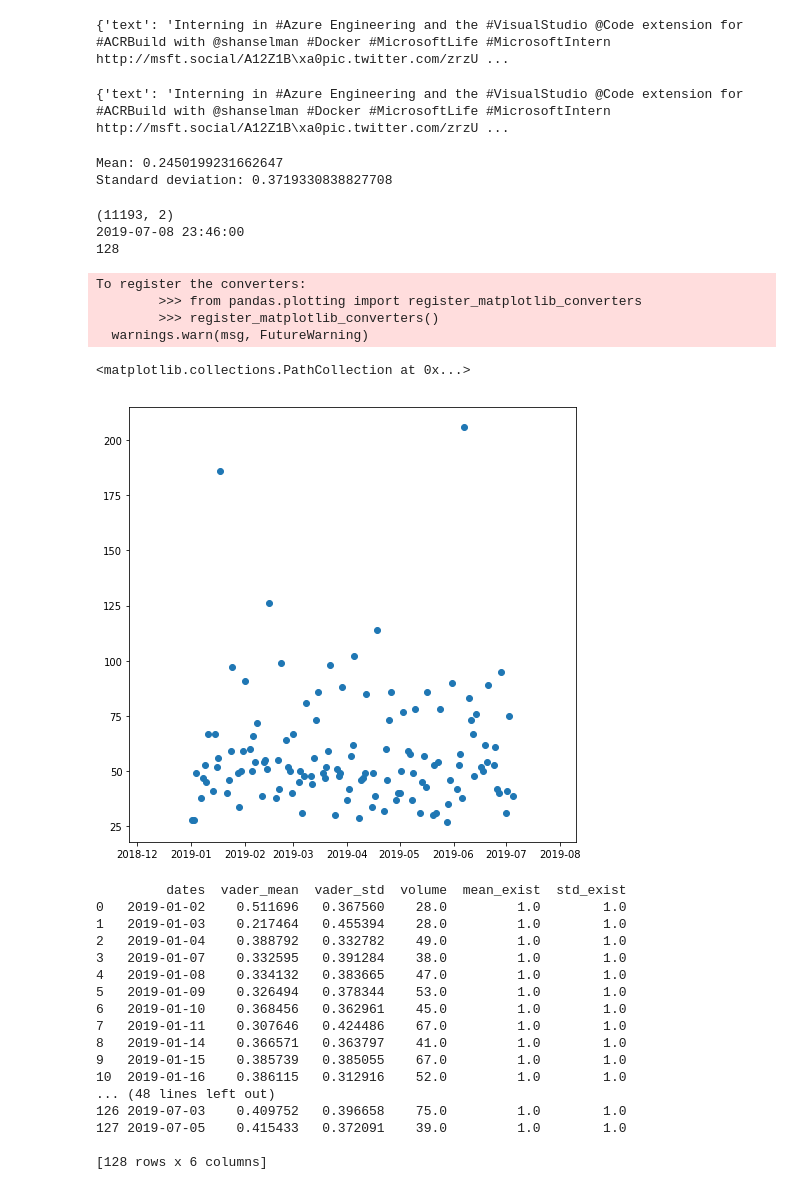
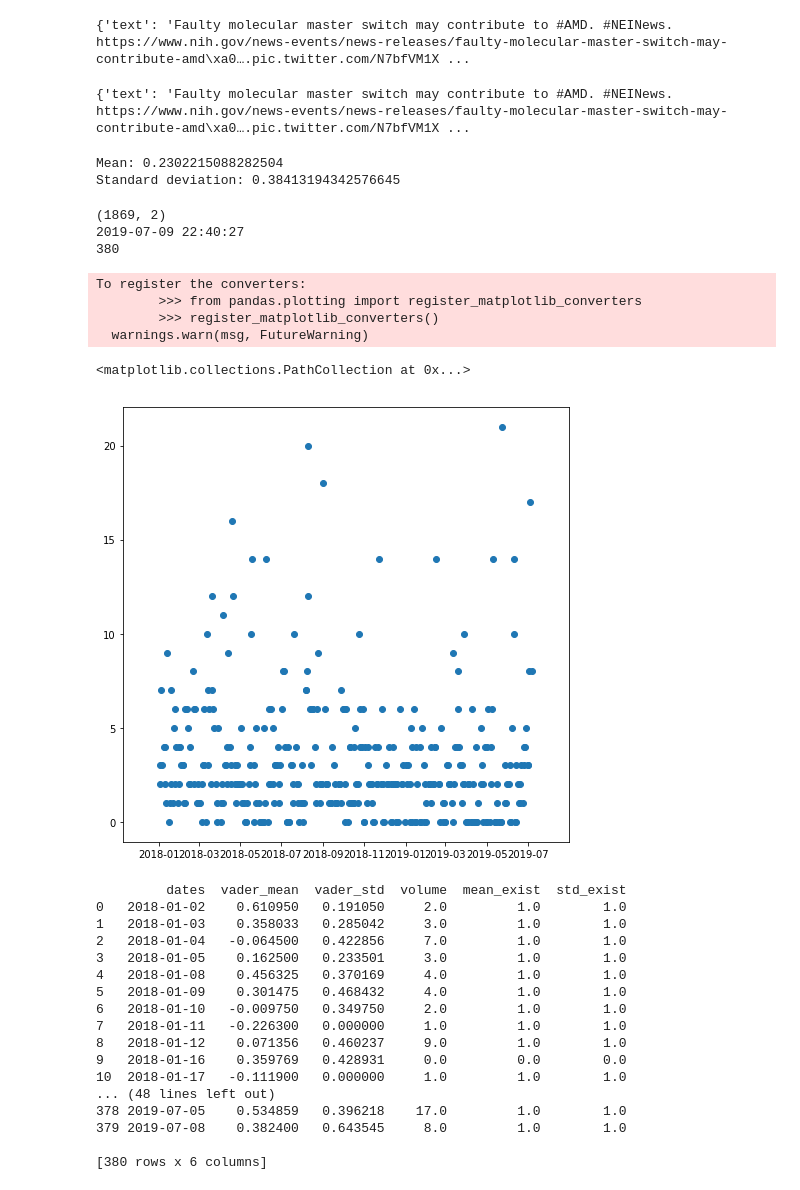
Before and after one commit to patelrohan008/cx4240-stock-prediction, a Jupyter notebook: vader_Assign.ipynb, the cells around one changed output. Cells and saved outputs as stored; diff of their text form; code cells hidden in the pictures.

Commit message:
Testing AMD data as well as MSFT data Added the rest of sci-py algorithms

```diff
--- a/vader_Assign.ipynb
+++ b/vader_Assign.ipynb
@@ -2,7 +2,7 @@
 import json
 # %%
 # twitterscraper "#msft OR #microsoft  OR #windows OR #azure OR #xbox lang:en filter:verified" -bd 2019-01-01 -p 50 -o tweets_msft.json -ow
-with open('tweets_msft2.json', 'r') as f:
+with open('tweets_amd2.json', 'r') as f:
     tweets = json.load(f, encoding = 'utf-8')
 # %%
 print(len(tweets))
@@ -42,7 +42,7 @@ dict_keys(['fullname', 'html', 'id', 'likes', 'replies', 'retweets', 'text', 'ti
 # %%
 print(tweets[0])
 # %% [output]
-{'text': 'Interning in #Azure Engineering and the #VisualStudio @Code extension for #ACRBuild with @shanselman #Docker #MicrosoftLife #MicrosoftIntern http://msft.social/A12Z1B\xa0pic.twitter.com/zrzU ...
+{'text': 'Faulty molecular master switch may contribute to #AMD. #NEINews. https://www.nih.gov/news-events/news-releases/faulty-molecular-master-switch-may-contribute-amd\xa0….pic.twitter.com/N7bfVM1X ...
 # %%
 from vaderSentiment.vaderSentiment import SentimentIntensityAnalyzer
 
@@ -57,7 +57,7 @@ for tweet in tweets:
 # %%
 print(tweets[0])
 # %% [output]
-{'text': 'Interning in #Azure Engineering and the #VisualStudio @Code extension for #ACRBuild with @shanselman #Docker #MicrosoftLife #MicrosoftIntern http://msft.social/A12Z1B\xa0pic.twitter.com/zrzU ...
+{'text': 'Faulty molecular master switch may contribute to #AMD. #NEINews. https://www.nih.gov/news-events/news-releases/faulty-molecular-master-switch-may-contribute-amd\xa0….pic.twitter.com/N7bfVM1X ...
 # %%
 import numpy as np
 import datetime
@@ -73,8 +73,8 @@ for i in range(len(tweets)):
 print('Mean: ' + str(np.mean(vaderScores)))
 print('Standard deviation: ' + str(np.std(vaderScores)))
 # %% [output]
-Mean: 0.2450199231662647
-Standard deviation: 0.3719330838827708
+Mean: 0.2302215088282504
+Standard deviation: 0.38413194342576645
 # %%
 import pandas as pd
 
@@ -90,9 +90,13 @@ minTime = df.values[0, 0]
 maxTime = df.values[len(timeStamps)-1, 0]
 
 daysIncluded = np.busday_count(minTime.strftime('%Y-%m-%d'), maxTime.strftime('%Y-%m-%d'), holidays =
-                     ['2019-01-01', '2019-01-21', '2019-02-18', '2019-04-19', '2019-05-27', '2019-07-04'])
+                     ['2018-01-01', '2018-01-15', '2018-02-19', '2018-03-30', '2018-05-28', '2018-07-04',
+                      '2018-09-03', '2018-11-22', '2018-12-05', '2018-12-25',
+                      '2019-01-01', '2019-01-21', '2019-02-18', '2019-04-19', '2019-05-27', '2019-07-04'])
 calendar = np.busdaycalendar(holidays =
-                     ['2019-01-01', '2019-01-21', '2019-02-18', '2019-04-19', '2019-05-27', '2019-07-04'])
+                     ['2018-01-01', '2018-01-15', '2018-02-19', '2018-03-30', '2018-05-28', '2018-07-04',
+                      '2018-09-03', '2018-11-22', '2018-12-05', '2018-12-25',
+                      '2019-01-01', '2019-01-21', '2019-02-18', '2019-04-19', '2019-05-27', '2019-07-04'])
 print(daysIncluded)
 
 NUM_SAMPLES = len(timeStamps)
@@ -123,57 +127,57 @@ for i in range(daysIncluded):
         tempVader = df.values[idx, 1]
     if tempVader.size == 0:
         std_arr[i] = std_impute
         mean_arr[i] = mean_impute
         vol_arr[i] = 0
         std_exists[i] = 0
         mean_exists[i] = 0
     else:
         tempVader = tempVader[tempVader != 0]
         if tempVader.size == 0:
             std_arr[i] = std_impute
             mean_arr[i] = mean_impute
             vol_arr[i] = 0
             std_exists[i] = 0
             mean_exists[i] = 0
         else:
             std_arr[i] = np.std(tempVader)
             mean_arr[i] = np.mean(tempVader)
             vol_arr[i] = tempVader.size
             std_exists[i] = 1
             mean_exists[i] = 1
 
 plt.pyplot.figure(figsize=(8, 8))
 plt.pyplot.scatter(dates, vol_arr)
 # %% [output]
-(11193, 2)
-2019-07-08 23:46:00
-128
+(1869, 2)
+2019-07-09 22:40:27
+380
 To register the converters:
         >>> from pandas.plotting import register_matplotlib_converters
         >>> register_matplotlib_converters()
   warnings.warn(msg, FutureWarning)
 <matplotlib.collections.PathCollection at 0x...>
-[figure, old version]
+[figure, new version]
 # %%
 output_df = pd.DataFrame({'dates':dates, 'vader_mean':mean_arr, 'vader_std':std_arr,
                          'volume':vol_arr, 'mean_exist':mean_exists, 'std_exist':std_exists})
 print(output_df)
 # %% [output]
          dates  vader_mean  vader_std  volume  mean_exist  std_exist
-0   2019-01-02    0.511696   0.367560    28.0         1.0        1.0
-1   2019-01-03    0.217464   0.455394    28.0         1.0        1.0
-2   2019-01-04    0.388792   0.332782    49.0         1.0        1.0
-3   2019-01-07    0.332595   0.391284    38.0         1.0        1.0
-4   2019-01-08    0.334132   0.383665    47.0         1.0        1.0
-5   2019-01-09    0.326494   0.378344    53.0         1.0        1.0
-6   2019-01-10    0.368456   0.362961    45.0         1.0        1.0
-7   2019-01-11    0.307646   0.424486    67.0         1.0        1.0
-8   2019-01-14    0.366571   0.363797    41.0         1.0        1.0
-9   2019-01-15    0.385739   0.385055    67.0         1.0        1.0
-10  2019-01-16    0.386115   0.312916    52.0         1.0        1.0
+0   2018-01-02    0.610950   0.191050     2.0         1.0        1.0
+1   2018-01-03    0.358033   0.285042     3.0         1.0        1.0
+2   2018-01-04   -0.064500   0.422856     7.0         1.0        1.0
+3   2018-01-05    0.162500   0.233501     3.0         1.0        1.0
+4   2018-01-08    0.456325   0.370169     4.0         1.0        1.0
+5   2018-01-09    0.301475   0.468432     4.0         1.0        1.0
+6   2018-01-10   -0.009750   0.349750     2.0         1.0        1.0
+7   2018-01-11   -0.226300   0.000000     1.0         1.0        1.0
+8   2018-01-12    0.071356   0.460237     9.0         1.0        1.0
+9   2018-01-16    0.359769   0.428931     0.0         0.0        0.0
+10  2018-01-17   -0.111900   0.000000     1.0         1.0        1.0
 ... (48 lines left out)
-126 2019-07-03    0.409752   0.396658    75.0         1.0        1.0
-127 2019-07-05    0.415433   0.372091    39.0         1.0        1.0
+378 2019-07-05    0.534859   0.396218    17.0         1.0        1.0
+379 2019-07-08    0.382400   0.643545     8.0         1.0        1.0
 
-[128 rows x 6 columns]
+[380 rows x 6 columns]
 # %%
```
Also changed, not shown: parts of 3 cells of this notebook, 6 other files.
